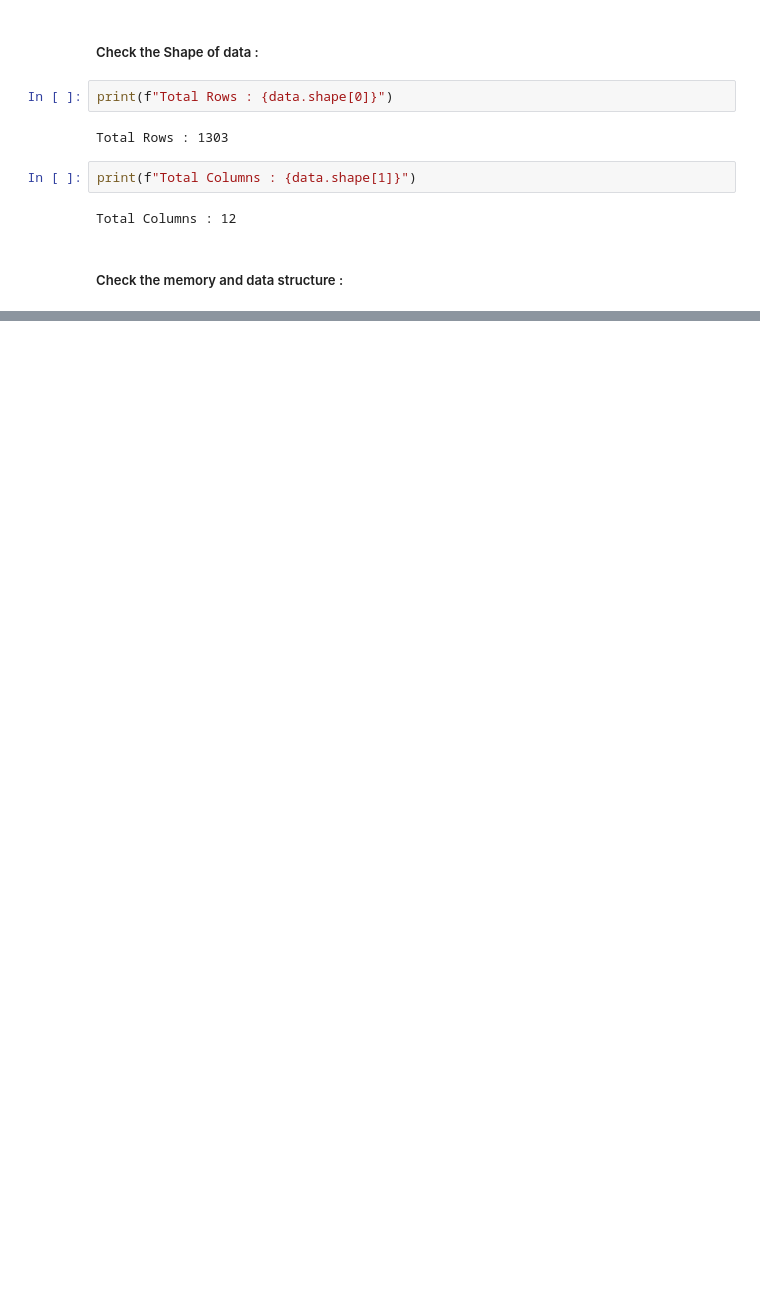
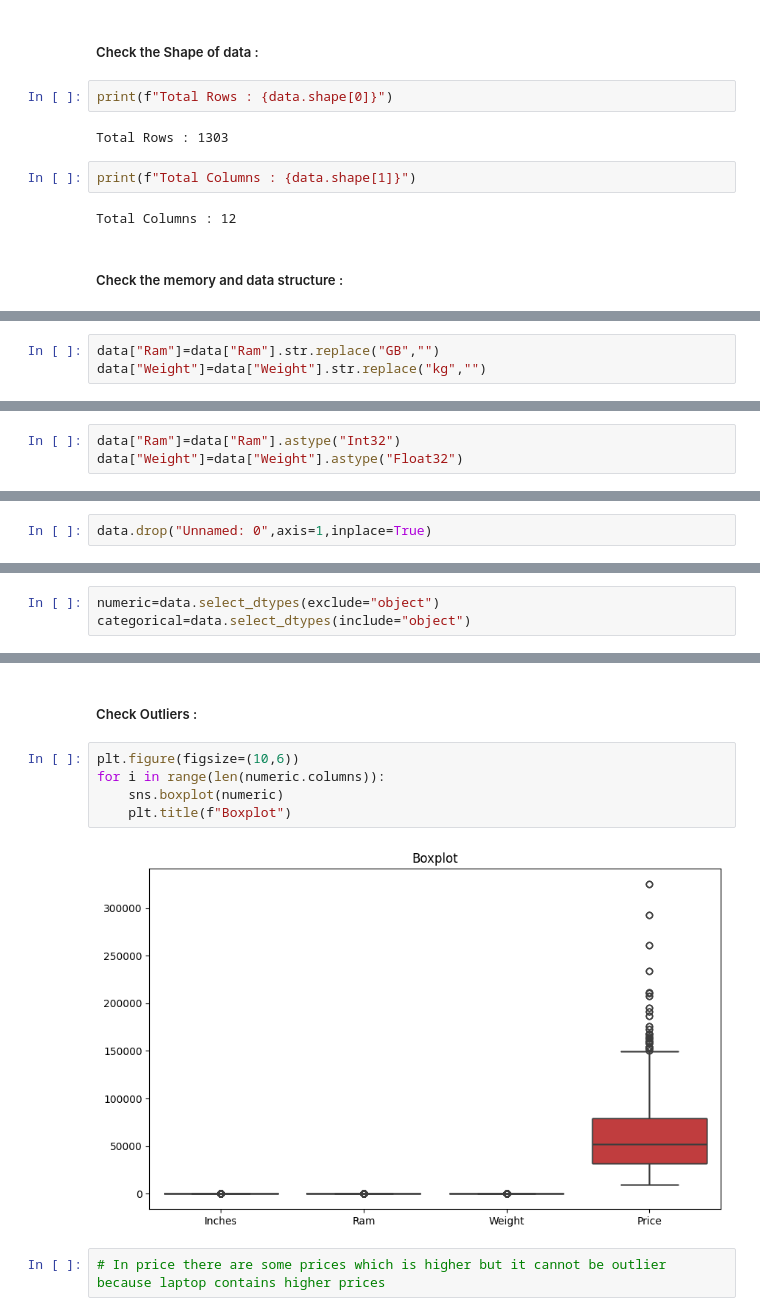
Before and after one commit to Viveksasane/Laptop_Price_Predictor, a Jupyter notebook: research/EDA.ipynb, the cells around one changed output, grey strips where cells are left out. Drawn from its saved outputs; the diff is of its cells as text; blank space fills up the shorter version.

```diff
--- a/research/EDA.ipynb
+++ b/research/EDA.ipynb
@@ -30,0 +126,3 @@ Total Columns : 12
+# %%
+data["Ram"]=data["Ram"].str.replace("GB","")
+data["Weight"]=data["Weight"].str.replace("kg","")
@@ -30,0 +147,3 @@ Total Columns : 12
+# %%
+data["Ram"]=data["Ram"].astype("Int32")
+data["Weight"]=data["Weight"].astype("Float32")
@@ -30,0 +174,2 @@ Total Columns : 12
+# %%
+data.drop("Unnamed: 0",axis=1,inplace=True)
@@ -30,0 +178,3 @@ Total Columns : 12
+# %%
+numeric=data.select_dtypes(exclude="object")
+categorical=data.select_dtypes(include="object")
@@ -30,0 +241,11 @@ Total Columns : 12
+# %% [markdown]
+##### Check Outliers :
+# %%
+plt.figure(figsize=(10,6))
+for i in range(len(numeric.columns)):
+    sns.boxplot(numeric)
+    plt.title(f"Boxplot")
+# %% [output]
+[figure, added]
+# %%
+# In price there are some prices which is higher but it cannot be outlier because laptop contains higher prices
```
Also changed, not shown: parts of 165 cells of this notebook, 14 other files.
